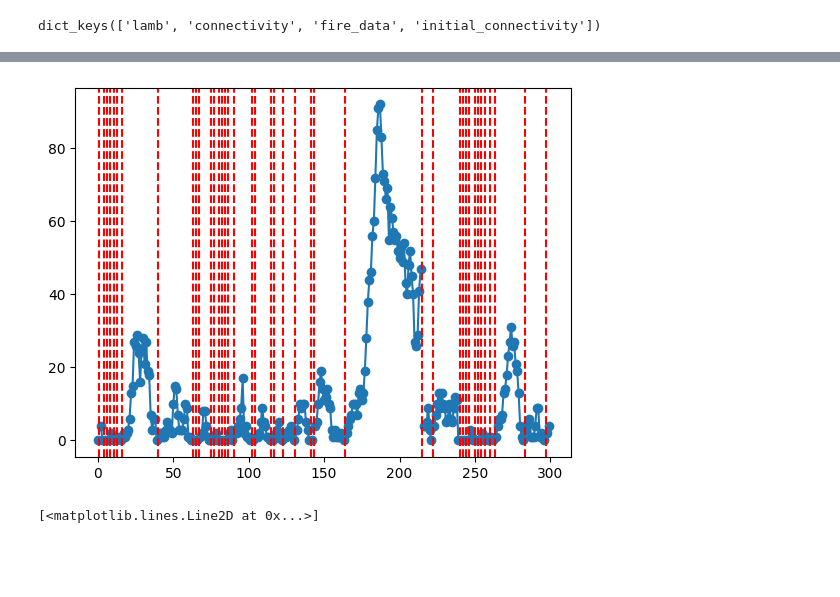
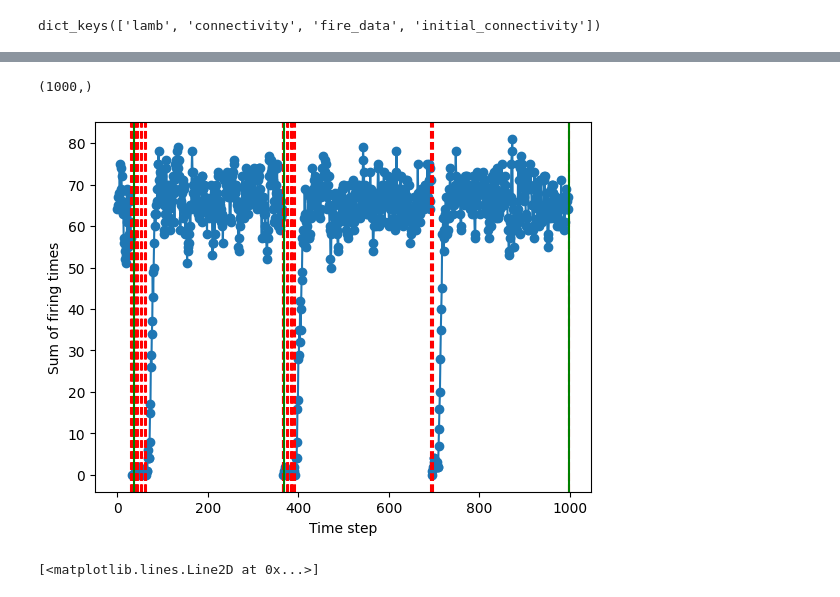
Before and after one commit to hhsherlock/self_organized_criticality, a Jupyter notebook: analysis.ipynb, the cells around one changed output, grey strips where cells are left out. Cells and saved outputs as stored; diff of their text form; code cells hidden in the pictures; blank space fills up the shorter version.

```diff
--- a/analysis.ipynb
+++ b/analysis.ipynb
@@ -11,7 +11,7 @@ with open("/Users/compneuro1/Documents/projects/SOC/static_N100.pkl", 'rb') as f
 with open("/Users/compneuro1/Documents/projects/SOC/static.pkl", 'rb') as f:
     N200 = pickle.load(f)
 # %%
-with open("/Users/compneuro1/Documents/projects/SOC/converge.pkl", 'rb') as f:
+with open("/Users/compneuro1/Documents/projects/SOC/test.pkl", 'rb') as f:
     test = pickle.load(f)
 # %%
 test.keys()
@@ -25,24 +51,36 @@ fire_data
 fire_data = np.array(fire_data)
 # %%
 fire_sum = np.sum(fire_data, axis=1)
+# %%
+fire_data.shape
+# %% [output]
+(1000,)
 # %%
-y = fire_sum[:300]
-idx = np.where(y == 200)[0]
+y = fire_data[:]
+idx_inner = np.where(y == 200)[0]
+idx_outer = np.where(y == 300)[0]
+
+
 
 # replace 200 with NaN so it's not plotted
 y_plot = y.astype(float)
 y_plot[y_plot == 200] = np.nan
+y_plot[y_plot == 300] = np.nan
 
 plt.plot(y_plot, marker='o')
 
-# add vertical red lines at those positions
-for i in idx:
+for i in idx_inner:
     plt.axvline(i, color='red', linestyle='--')
 
-plt.savefig("k1_inhibition.png", dpi=300)
+for i in idx_outer:
+    plt.axvline(i, color='green', linestyle='-')
+
+plt.xlabel("Time step")
+plt.ylabel("Sum of firing times")
+# plt.savefig("with_rewiring_long_cycle.png", dpi=300)
 plt.show()
 # %% [output]
-[figure, old version]
+[figure, new version]
 # %%
 plt.plot(fire_sum[-500:])
 # %% [output]
```
Also changed, not shown: parts of 4 cells of this notebook, 11 other files.
